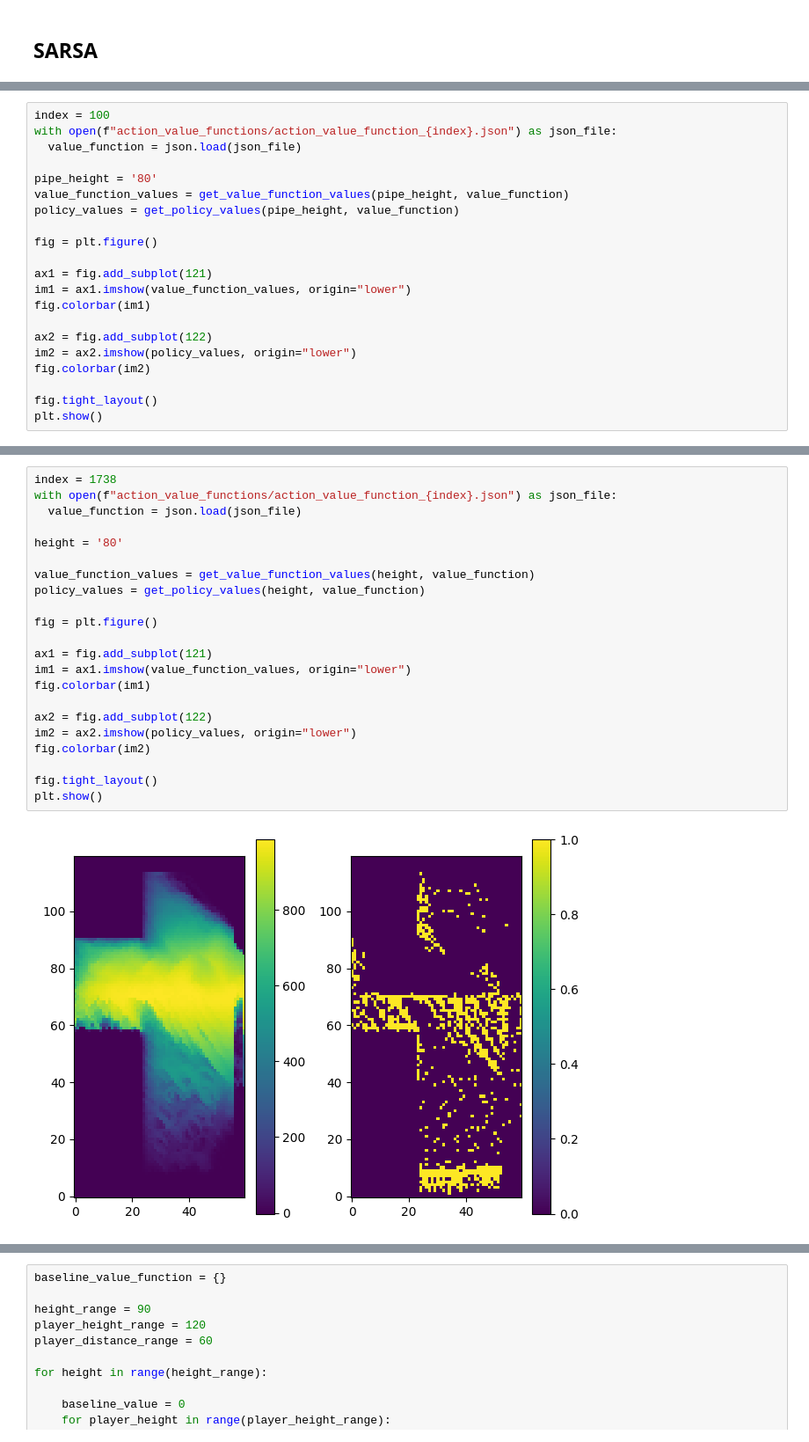
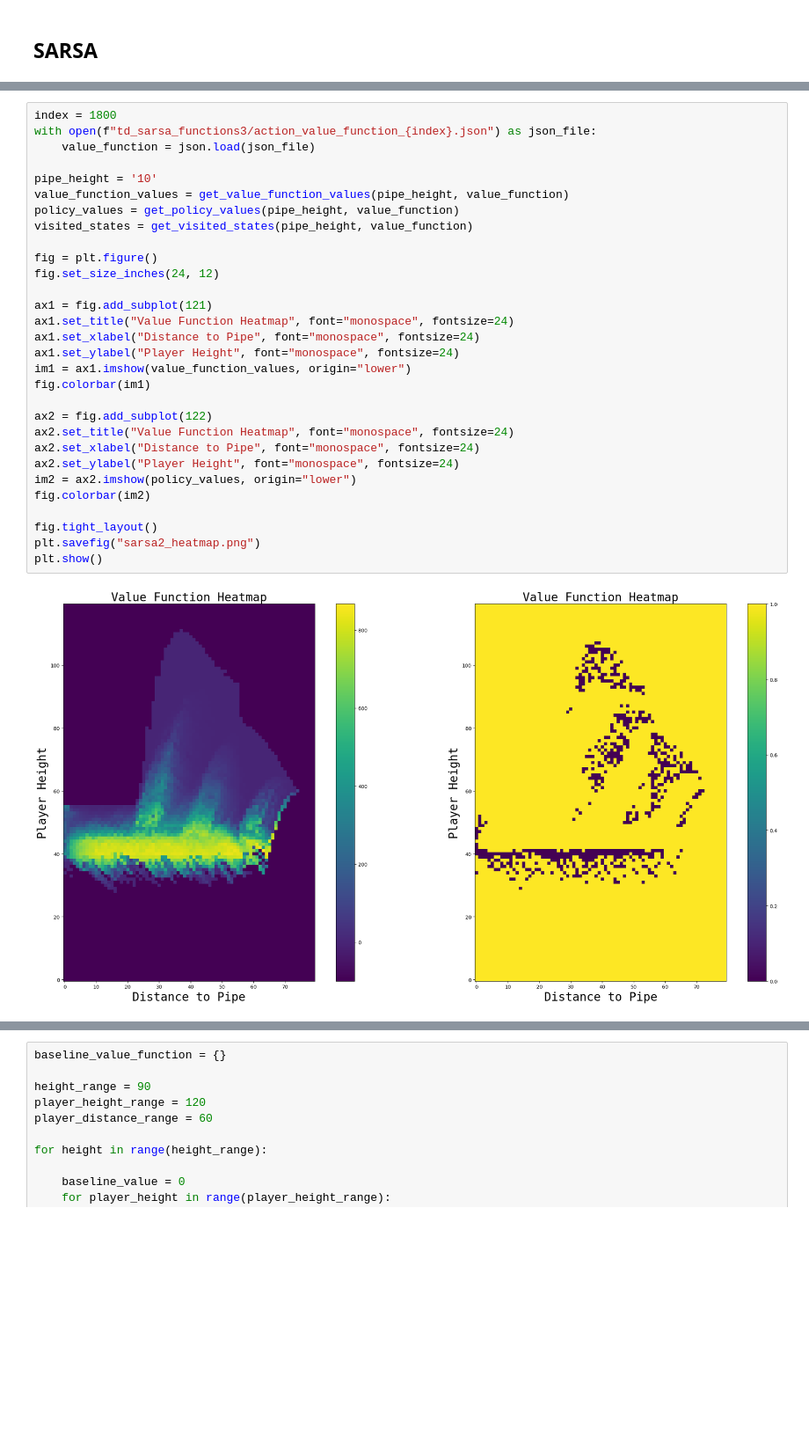
Before and after one commit to JacobAlbus/deepbird, a Jupyter notebook: python/notebook.ipynb, the cells around one changed output, grey strips where cells are left out. Shown: that part at 88% size. Saved outputs shown, nothing was run; the diff lists cells and outputs as text; blank space fills up the shorter version.

Commit message:
Add N-Step Sarsa

```diff
--- a/python/notebook.ipynb
+++ b/python/notebook.ipynb
@@ -127,23 +187,2 @@ def get_policy_values(height: str, value_function):
 
     return values
-# %%
-index = 100
-with open(f"action_value_functions/action_value_function_{index}.json") as json_file:
-  value_function = json.load(json_file)
-
-pipe_height = '80'
-value_function_values = get_value_function_values(pipe_height, value_function)
-policy_values = get_policy_values(pipe_height, value_function)
-
-fig = plt.figure()
-
-ax1 = fig.add_subplot(121)
-im1 = ax1.imshow(value_function_values, origin="lower")
-fig.colorbar(im1)
-
-ax2 = fig.add_subplot(122)
-im2 = ax2.imshow(policy_values, origin="lower")
-fig.colorbar(im2)
-
-fig.tight_layout()
-plt.show()
@@ -152,24 +218,32 @@ plt.show()
 # %%
-index = 1738
-with open(f"action_value_functions/action_value_function_{index}.json") as json_file:
-  value_function = json.load(json_file)
+index = 1800
+with open(f"td_sarsa_functions3/action_value_function_{index}.json") as json_file:
+    value_function = json.load(json_file)
 
-height = '80'
-
-value_function_values = get_value_function_values(height, value_function)
-policy_values = get_policy_values(height, value_function)
+pipe_height = '10'
+value_function_values = get_value_function_values(pipe_height, value_function)
+policy_values = get_policy_values(pipe_height, value_function)
+visited_states = get_visited_states(pipe_height, value_function)
 
 fig = plt.figure()
+fig.set_size_inches(24, 12)
 
 ax1 = fig.add_subplot(121)
+ax1.set_title("Value Function Heatmap", font="monospace", fontsize=24)
+ax1.set_xlabel("Distance to Pipe", font="monospace", fontsize=24)
+ax1.set_ylabel("Player Height", font="monospace", fontsize=24)
 im1 = ax1.imshow(value_function_values, origin="lower")
 fig.colorbar(im1)
 
 ax2 = fig.add_subplot(122)
+ax2.set_title("Value Function Heatmap", font="monospace", fontsize=24)
+ax2.set_xlabel("Distance to Pipe", font="monospace", fontsize=24)
+ax2.set_ylabel("Player Height", font="monospace", fontsize=24)
 im2 = ax2.imshow(policy_values, origin="lower")
 fig.colorbar(im2)
 
 fig.tight_layout()
+plt.savefig("sarsa2_heatmap.png")
 plt.show()
 # %% [output]
-[figure, old version]
+[figure, new version]
```
Also changed, not shown: parts of 20 cells of this notebook, 11 other files.
